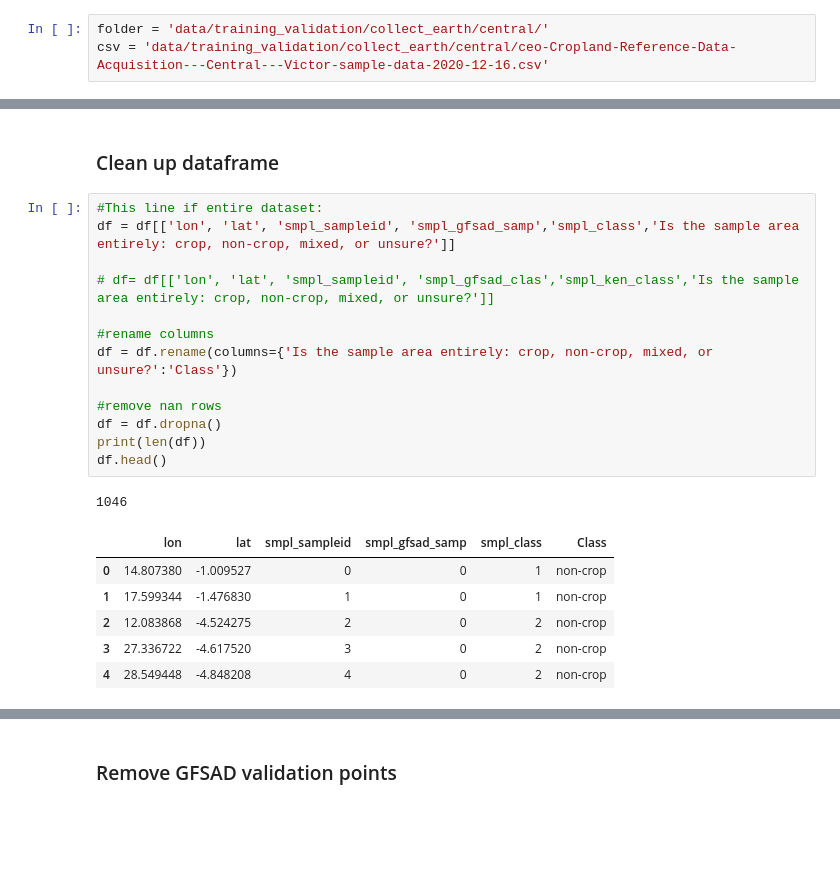
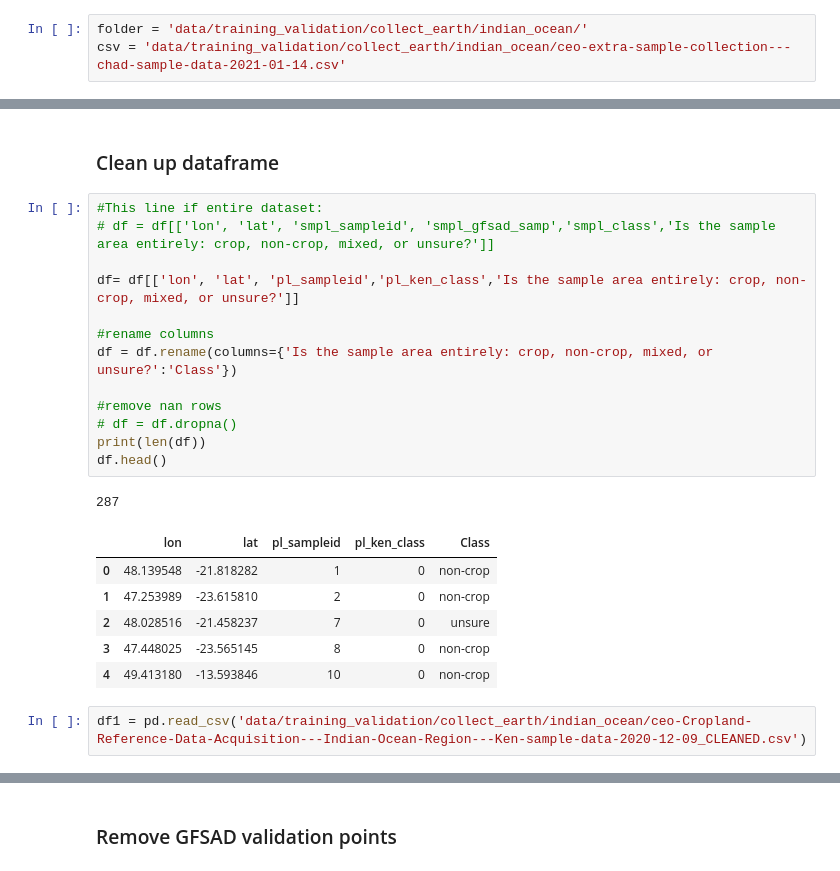
Before and after one commit to digitalearthafrica/crop-mask, a Jupyter notebook: pre-post_processing/post_process_reference_data.ipynb, the cells around one changed output, grey strips where cells are left out. Cells and saved outputs as stored; diff of their text form; blank space fills up the shorter version.

Commit message:
set up indian-icean cropmask folder/data

```diff
--- a/pre-post_processing/post_process_reference_data.ipynb
+++ b/pre-post_processing/post_process_reference_data.ipynb
@@ -30,8 +30,8 @@ import matplotlib.pyplot as plt
 # %% [markdown]
 ## Analysis Parameters
 # %%
-folder = 'data/training_validation/collect_earth/central/'
-csv = 'data/training_validation/collect_earth/central/ceo-Cropland-Reference-Data-Acquisition---Central---Victor-sample-data-2020-12-16.csv'
+folder = 'data/training_validation/collect_earth/indian_ocean/'
+csv = 'data/training_validation/collect_earth/indian_ocean/ceo-extra-sample-collection---chad-sample-data-2021-01-14.csv'
 # %% [markdown]
 ### Load the dataset
 # %%
@@ -51,22 +43,24 @@ Index(['plot_id', 'sample_id', 'lon', 'lat', 'flagged', 'analyses', 'email',
 ### Clean up dataframe
 # %%
 #This line if entire dataset:
-df = df[['lon', 'lat', 'smpl_sampleid', 'smpl_gfsad_samp','smpl_class','Is the sample area entirely: crop, non-crop, mixed, or unsure?']]
+# df = df[['lon', 'lat', 'smpl_sampleid', 'smpl_gfsad_samp','smpl_class','Is the sample area entirely: crop, non-crop, mixed, or unsure?']]
 
-# df= df[['lon', 'lat', 'smpl_sampleid', 'smpl_gfsad_clas','smpl_ken_class','Is the sample area entirely: crop, non-crop, mixed, or unsure?']]
+df= df[['lon', 'lat', 'pl_sampleid','pl_ken_class','Is the sample area entirely: crop, non-crop, mixed, or unsure?']]
 
 #rename columns
 df = df.rename(columns={'Is the sample area entirely: crop, non-crop, mixed, or unsure?':'Class'})
 
 #remove nan rows
-df = df.dropna()
+# df = df.dropna()
 print(len(df))
 df.head()
 # %% [output]
-1046
+287
-|  | lon | lat | smpl_sampleid | smpl_gfsad_samp | smpl_class | Class |
-| 0 | 14.807380 | -1.009527 | 0 | 0 | 1 | non-crop |
-| 1 | 17.599344 | -1.476830 | 1 | 0 | 1 | non-crop |
-| 2 | 12.083868 | -4.524275 | 2 | 0 | 2 | non-crop |
-| 3 | 27.336722 | -4.617520 | 3 | 0 | 2 | non-crop |
-| 4 | 28.549448 | -4.848208 | 4 | 0 | 2 | non-crop |
+|  | lon | lat | pl_sampleid | pl_ken_class | Class |
+| 0 | 48.139548 | -21.818282 | 1 | 0 | non-crop |
+| 1 | 47.253989 | -23.615810 | 2 | 0 | non-crop |
+| 2 | 48.028516 | -21.458237 | 7 | 0 | unsure |
+| 3 | 47.448025 | -23.565145 | 8 | 0 | non-crop |
+| 4 | 49.413180 | -13.593846 | 10 | 0 | non-crop |
+# %%
+df1 = pd.read_csv('data/training_validation/collect_earth/indian_ocean/ceo-Cropland-Reference-Data-Acquisition---Indian-Ocean-Region---Ken-sample-data-2020-12-09_CLEANED.csv')
```
Also changed, not shown: parts of 11 cells of this notebook, 14 other files.
